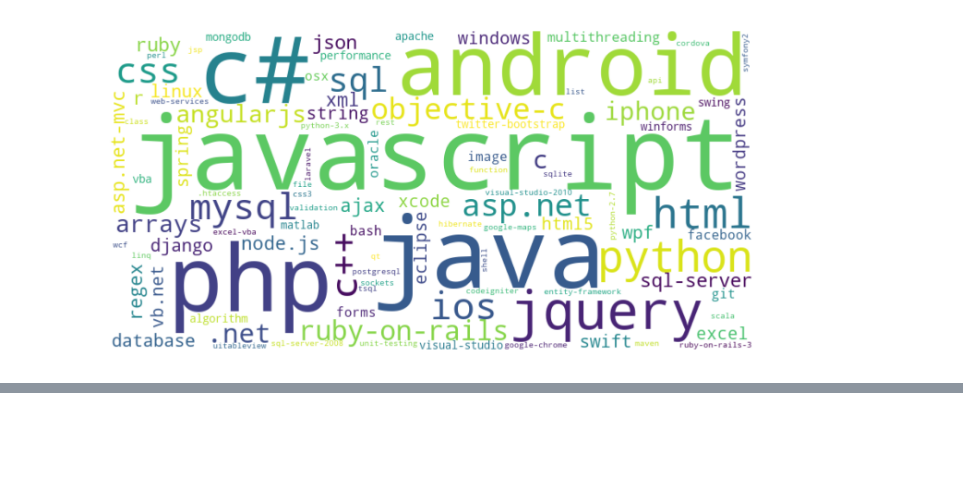
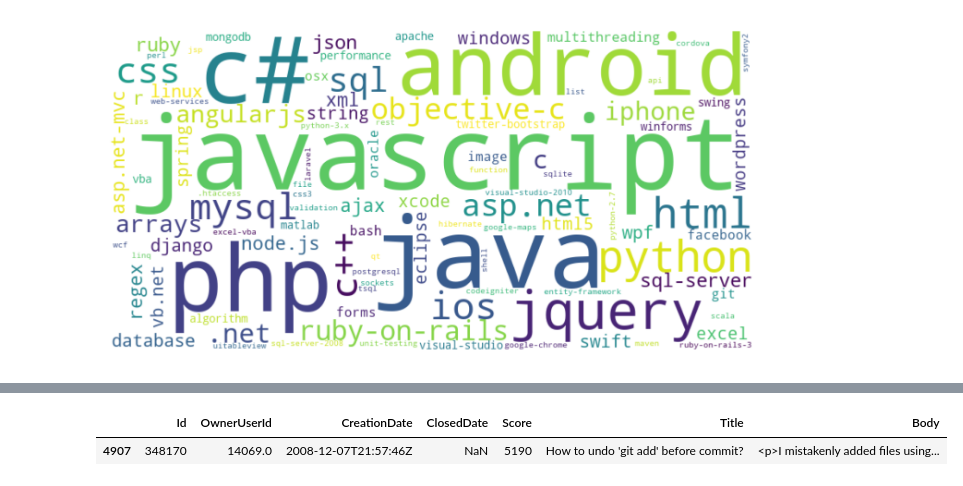
Before and after one commit to Lelelass/AI21-Dl-project-tagging, a Jupyter notebook: eda/anna-maria_eda.ipynb, the cells around one changed output, grey strips where cells are left out. Cells and saved outputs as stored; diff of their text form; code cells hidden in the pictures; blank space fills up the shorter version.

```diff
--- a/eda/anna-maria_eda.ipynb
+++ b/eda/anna-maria_eda.ipynb
@@ -169,0 +202,6 @@ plt.savefig("WordCloud")
+# %%
+question = top_questions[0:1]
+question
+# %% [output]
+|  | Id | OwnerUserId | CreationDate | ClosedDate | Score | Title | Body |
+| 4907 | 348170 | 14069.0 | 2008-12-07T21:57:46Z | NaN | 5190 | How to undo 'git add' before commit? | <p>I mistakenly added files using... |
```
Also changed, not shown: parts of 16 cells of this notebook.
